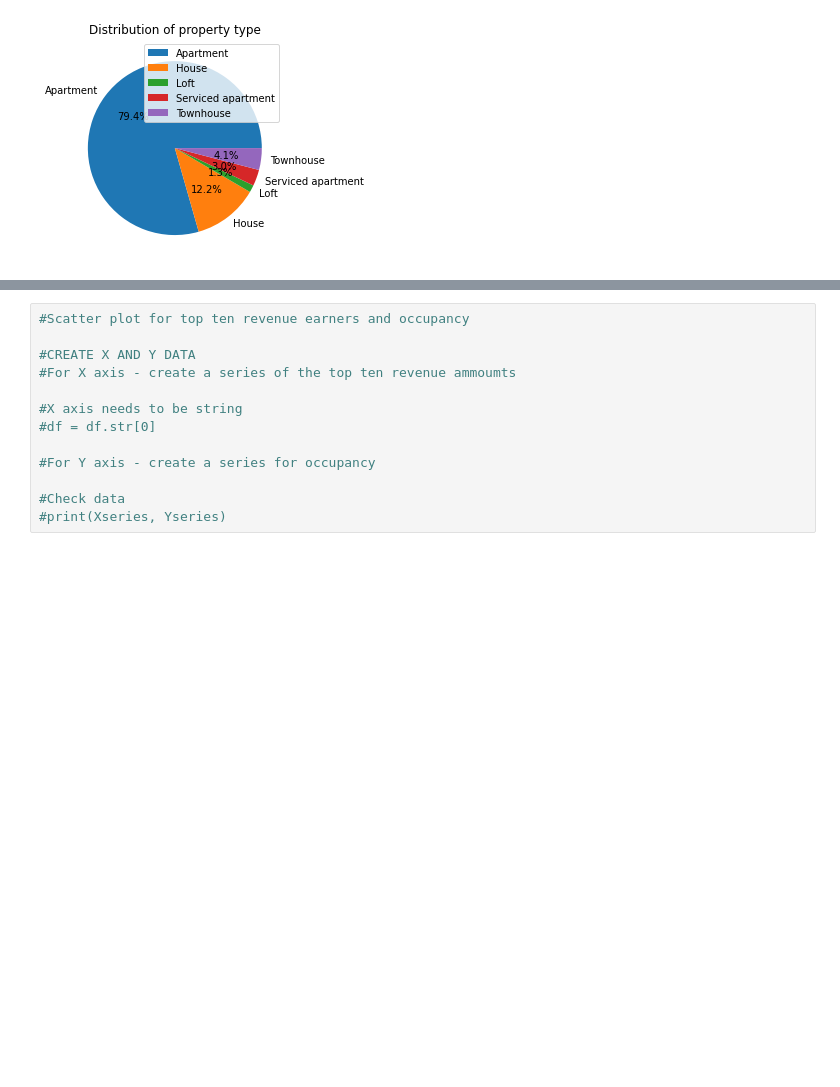
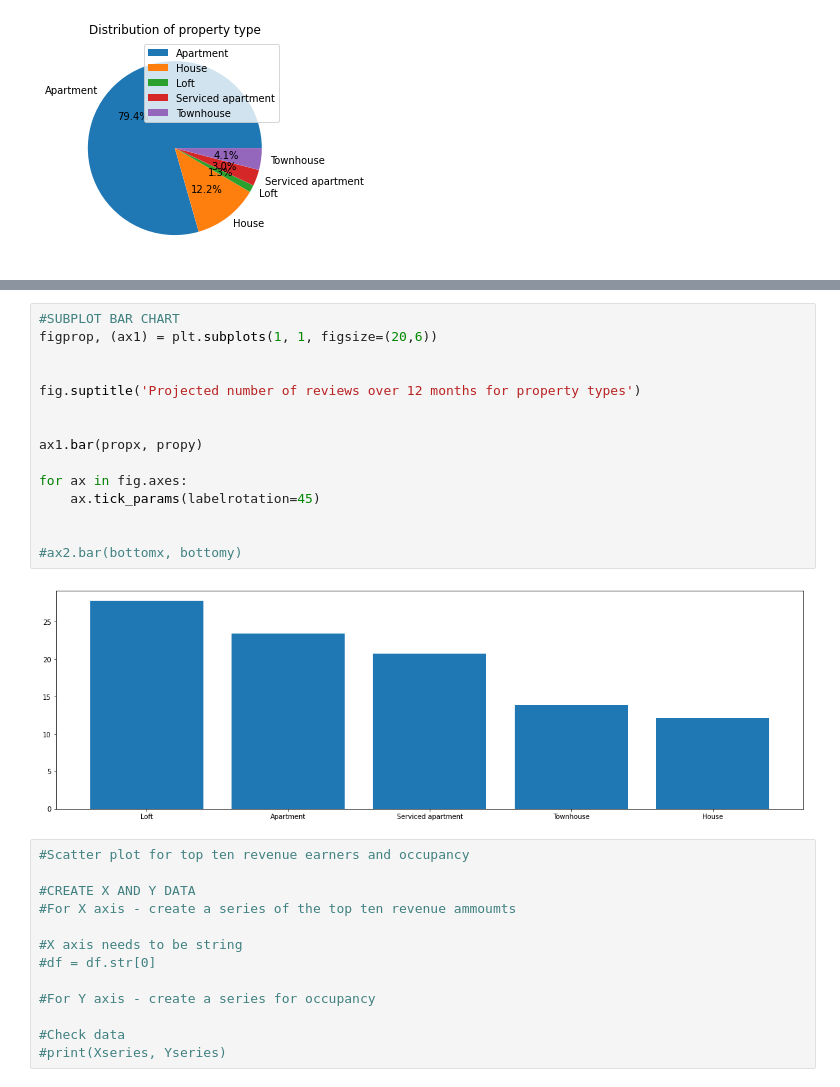
Before and after one commit to jMacProd/Project1, a Jupyter notebook: OccupancyQuestion_JS/Airbnb_Occupancy_Question_FinalCSV_JS.ipynb, the cells around one changed output, grey strips where cells are left out. Drawn from its saved outputs; the diff is of its cells as text; blank space fills up the shorter version.

```diff
--- a/OccupancyQuestion_JS/Airbnb_Occupancy_Question_FinalCSV_JS.ipynb
+++ b/OccupancyQuestion_JS/Airbnb_Occupancy_Question_FinalCSV_JS.ipynb
@@ -323,3 +386,20 @@ plt.legend()
+# %%
+#SUBPLOT BAR CHART
+figprop, (ax1) = plt.subplots(1, 1, figsize=(20,6))
+
+
+fig.suptitle('Projected number of reviews over 12 months for property types')
+
+
+ax1.bar(propx, propy)
+
+for ax in fig.axes:
+    ax.tick_params(labelrotation=45)
+
+
+#ax2.bar(bottomx, bottomy)
+# %% [output]
+[figure, added]
 # %%
 #Scatter plot for top ten revenue earners and occupancy
 
```
Also changed, not shown: parts of 2 cells of this notebook, 1 other file.
